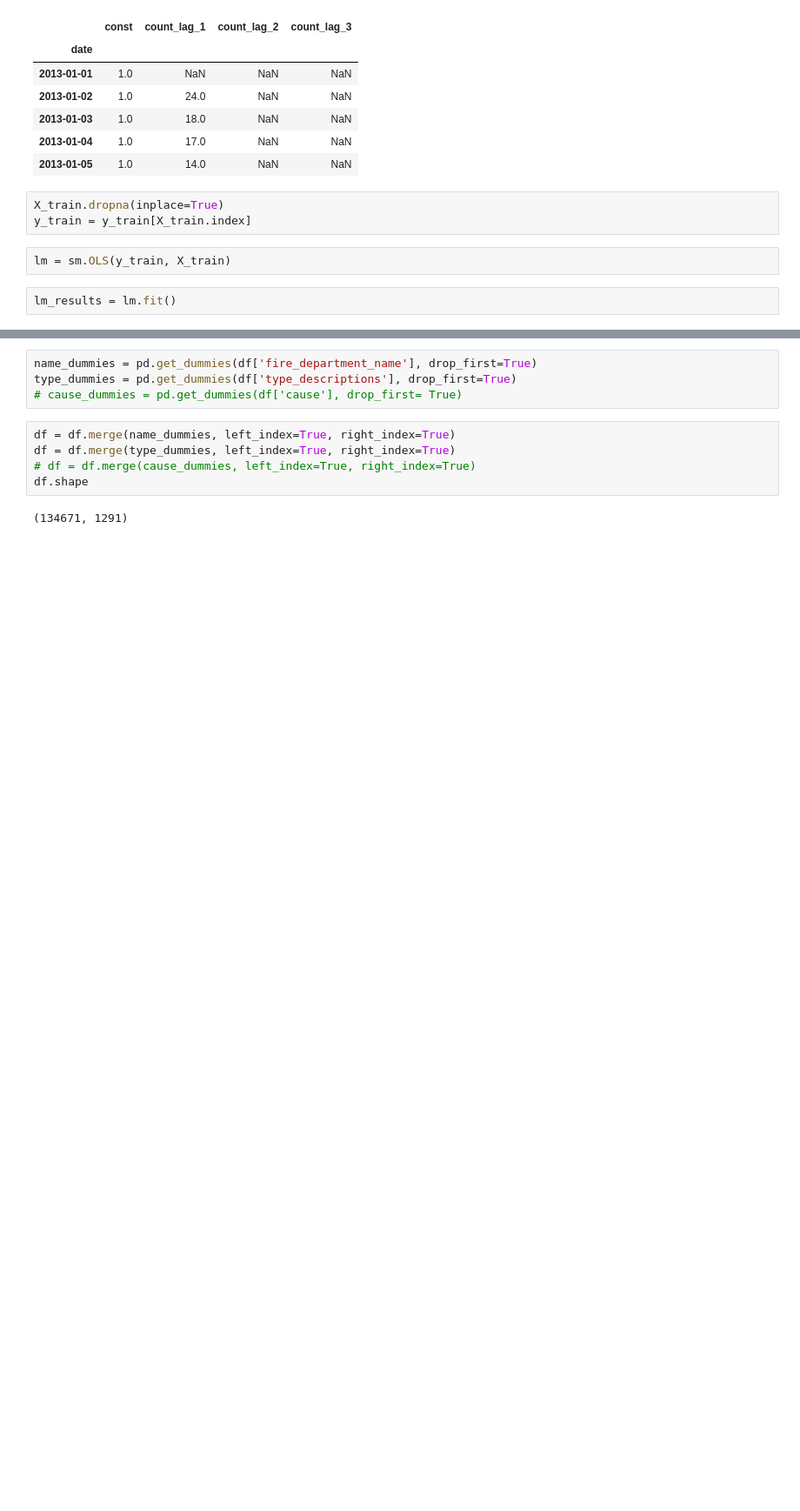
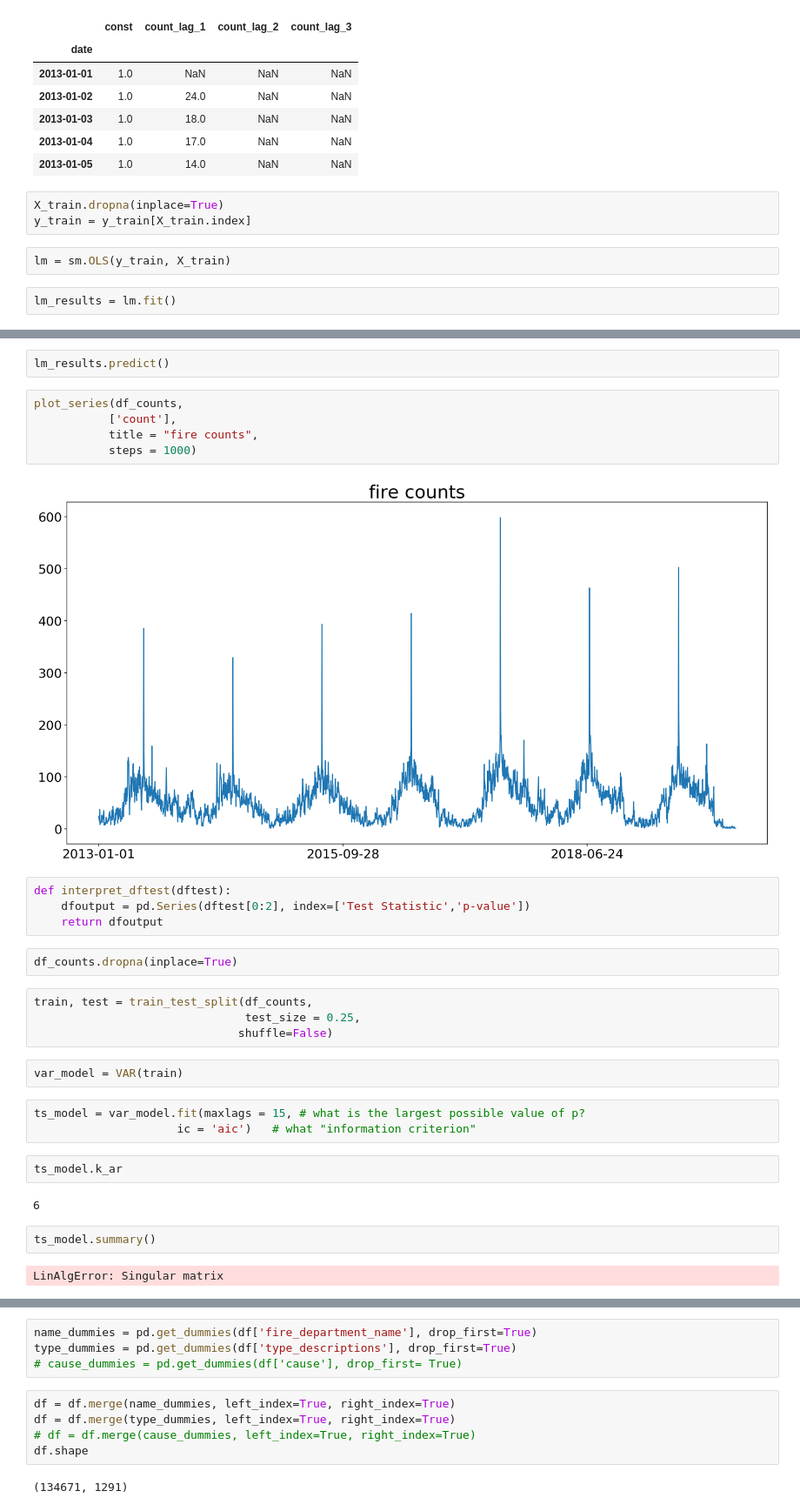
Before and after one commit to Davidloku1234567/Cal_Fire, a Jupyter notebook: cal_fire_data_w.ipynb, the cells around one changed output, grey strips where cells are left out. Shown at 87% size. Drawn from its saved outputs; the diff is of its cells as text; blank space fills up the shorter version.

Commit message:
trying different predictive models

```diff
--- a/cal_fire_data_w.ipynb
+++ b/cal_fire_data_w.ipynb
@@ -314 +383,33 @@ No handles with labels found to put in legend.
 [figure]
+# %%
+lm_results.predict()
+# %%
+plot_series(df_counts,
+           ['count'],
+           title = "fire counts",
+           steps = 1000)
+# %% [output]
+[figure, added]
+# %%
+def interpret_dftest(dftest):
+    dfoutput = pd.Series(dftest[0:2], index=['Test Statistic','p-value'])
+    return dfoutput
+# %%
+df_counts.dropna(inplace=True)
+# %%
+train, test = train_test_split(df_counts,
+                               test_size = 0.25,
+                              shuffle=False)
+# %%
+var_model = VAR(train)
+# %%
+ts_model = var_model.fit(maxlags = 15, # what is the largest possible value of p?
+                     ic = 'aic')   # what "information criterion"
+# %%
+ts_model.k_ar
+# %% [output]
+6
+# %%
+ts_model.summary()
+# %% [output]
+LinAlgError: Singular matrix
```
Also changed, not shown: parts of 33 cells of this notebook, 1 other file.
